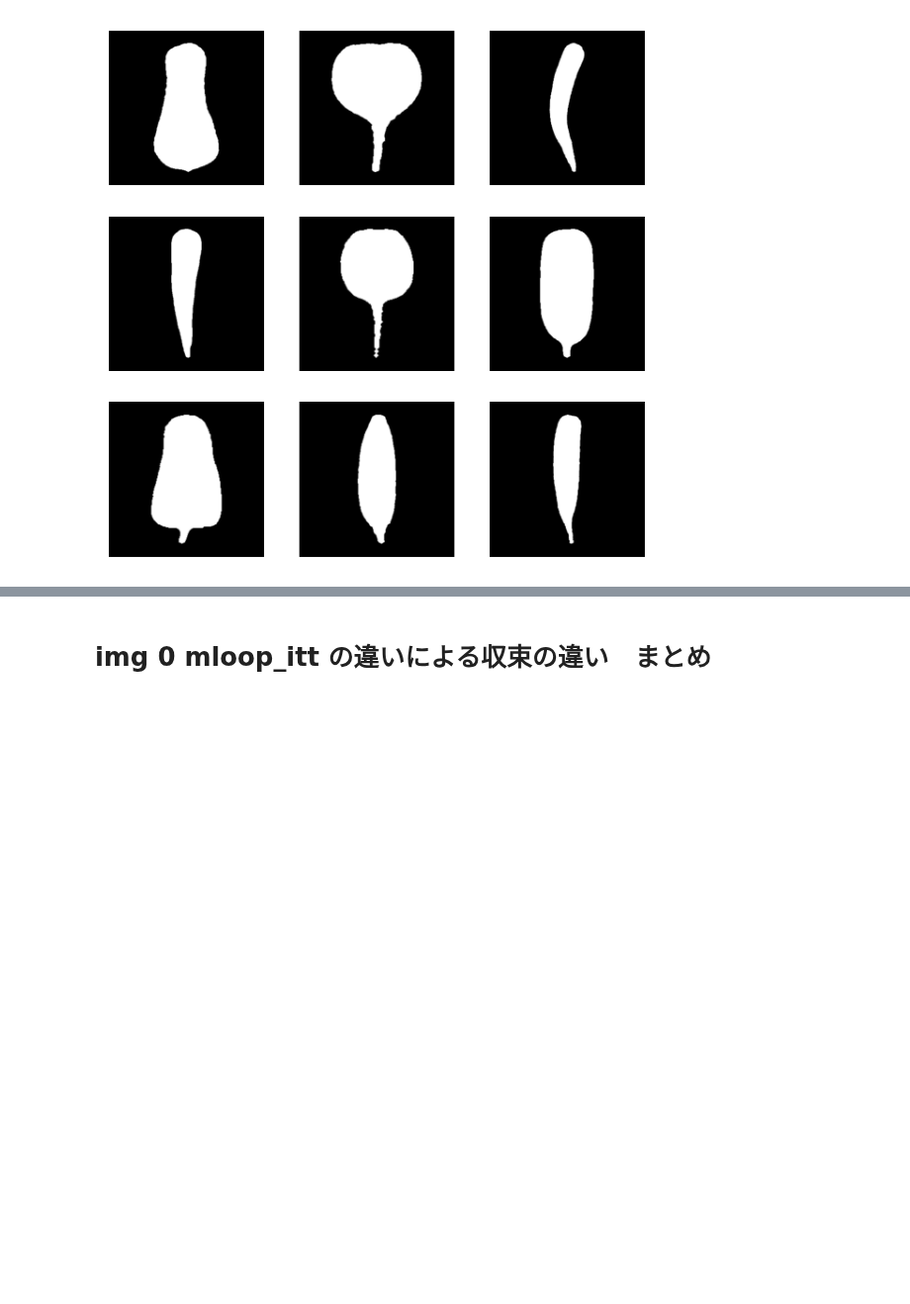
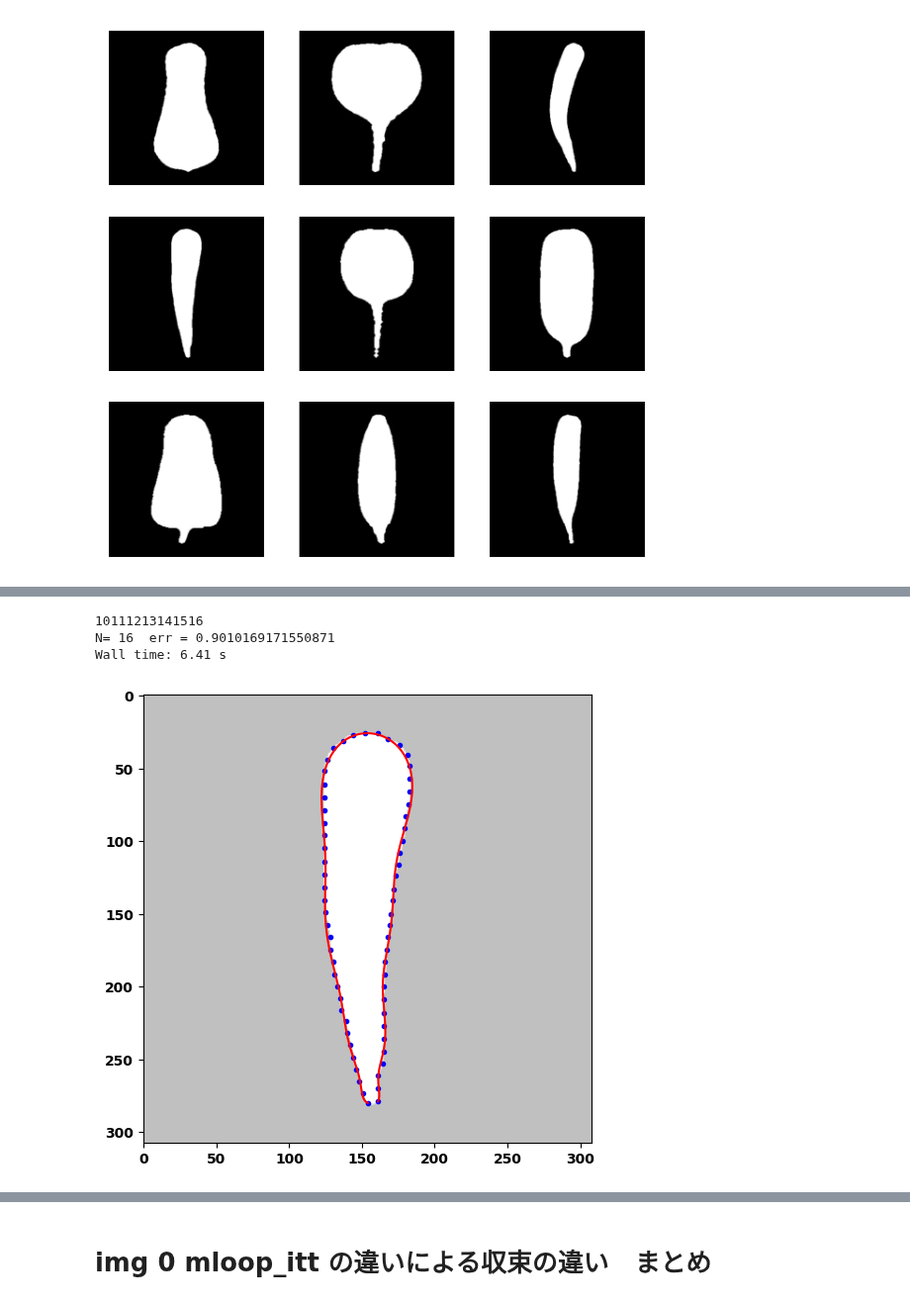
Before and after one commit to iciromaco/RadiShLab, a Jupyter notebook: Experiments/lrlrP最適値探索.ipynb, the cells around one changed output, grey strips where cells are left out. Shown at 99% size. Saved outputs shown, nothing was run; the diff lists cells and outputs as text; code cells hidden in the pictures; blank space fills up the shorter version.

```diff
--- a/Experiments/lrlrP最適値探索.ipynb
+++ b/Experiments/lrlrP最適値探索.ipynb
@@ -196,0 +205,9 @@ plotimg(np.zeros([100,100,3],dtype=np.uint8))
+# %%
+%%time
+imgnum = 3
+func,results = check0N(imgnum,Nsamples=65,Nfrom=10,Nto=25,err_th=1.0,withFig=True)
+# %% [output]
+10111213141516
+N= 16  err = 0.9010169171550871
+Wall time: 6.41 s
+[figure, added]
```
Also changed, not shown: parts of 30 cells of this notebook, 5 other files.
